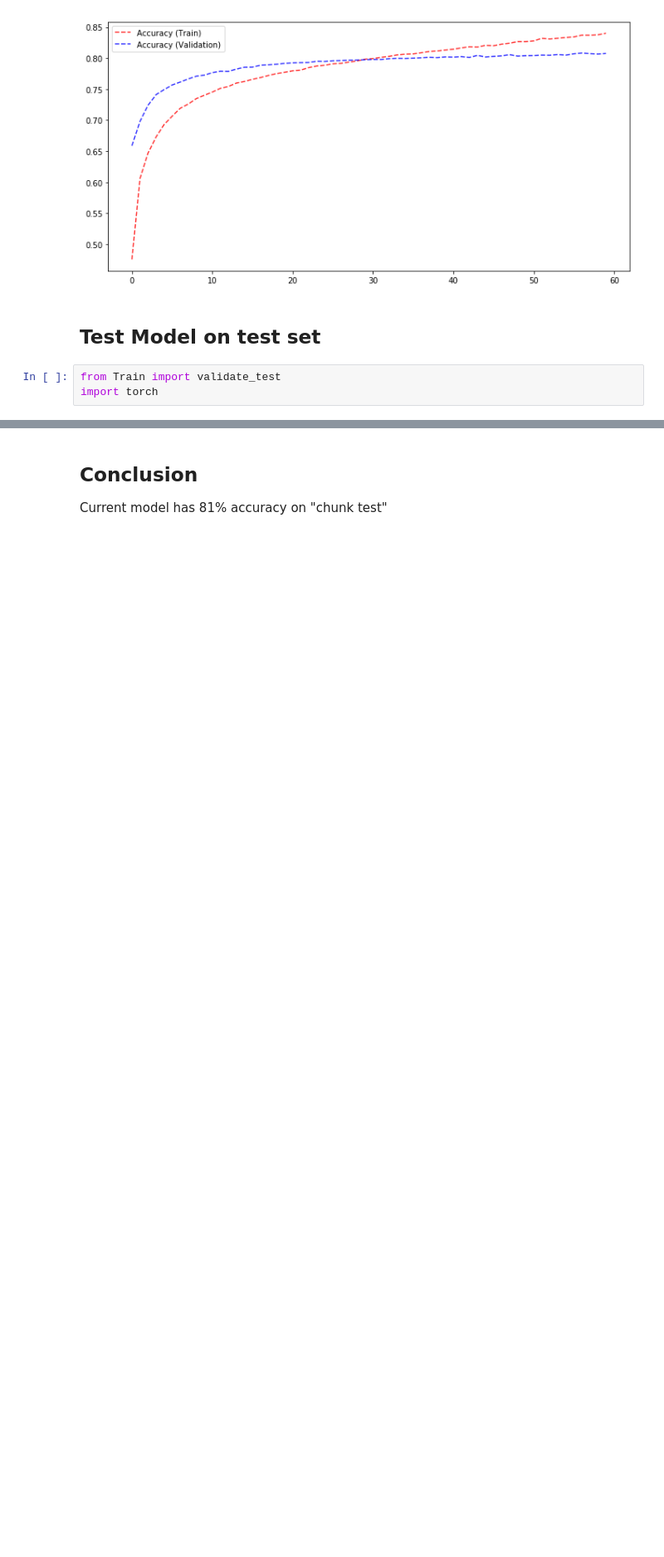
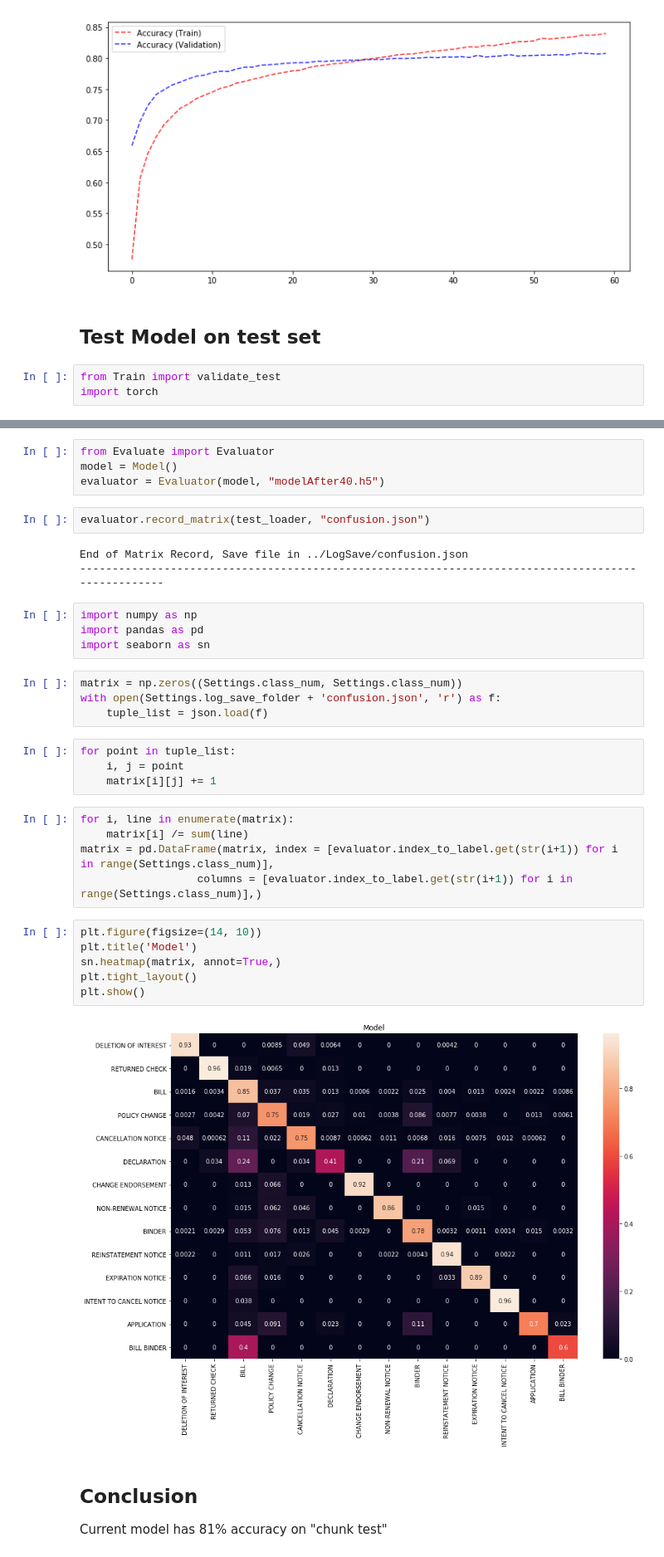
Before and after one commit to XiplusChenyu/Document-Classification-Web-Service, a Jupyter notebook: Model/Scripts/TrainAndAnalysis.ipynb, the cells around one changed output, grey strips where cells are left out. Shown at 83% size. Cells and saved outputs as stored; diff of their text form; blank space fills up the shorter version.

Commit message:
finish model analysis

```diff
--- a/Model/Scripts/TrainAndAnalysis.ipynb
+++ b/Model/Scripts/TrainAndAnalysis.ipynb
@@ -175,3 +178,37 @@ End of validation epoch   0 | time:  3.89s | BCE: 0.0709 | Accuracy: 81.07% |
+# %%
+from Evaluate import Evaluator
+model = Model()
+evaluator = Evaluator(model, "modelAfter40.h5")
+# %%
+evaluator.record_matrix(test_loader, "confusion.json")
+# %% [output]
+End of Matrix Record, Save file in ../LogSave/confusion.json
+---------------------------------------------------------------------------------------------------
+# %%
+import numpy as np
+import pandas as pd
+import seaborn as sn
+# %%
+matrix = np.zeros((Settings.class_num, Settings.class_num))
+with open(Settings.log_save_folder + 'confusion.json', 'r') as f:
+    tuple_list = json.load(f)
+# %%
+for point in tuple_list:
+    i, j = point
+    matrix[i][j] += 1
+# %%
+for i, line in enumerate(matrix):
+    matrix[i] /= sum(line)
+matrix = pd.DataFrame(matrix, index = [evaluator.index_to_label.get(str(i+1)) for i in range(Settings.class_num)],
+                  columns = [evaluator.index_to_label.get(str(i+1)) for i in range(Settings.class_num)],)
+# %%
+plt.figure(figsize=(14, 10))
+plt.title('Model')
+sn.heatmap(matrix, annot=True,)
+plt.tight_layout()
+plt.show()
+# %% [output]
+[figure, added]
 # %% [markdown]
 ## Conclusion
 Current model has 81% accuracy on "chunk test"
```
Also changed, not shown: parts of 6 cells of this notebook, 3 other files.
